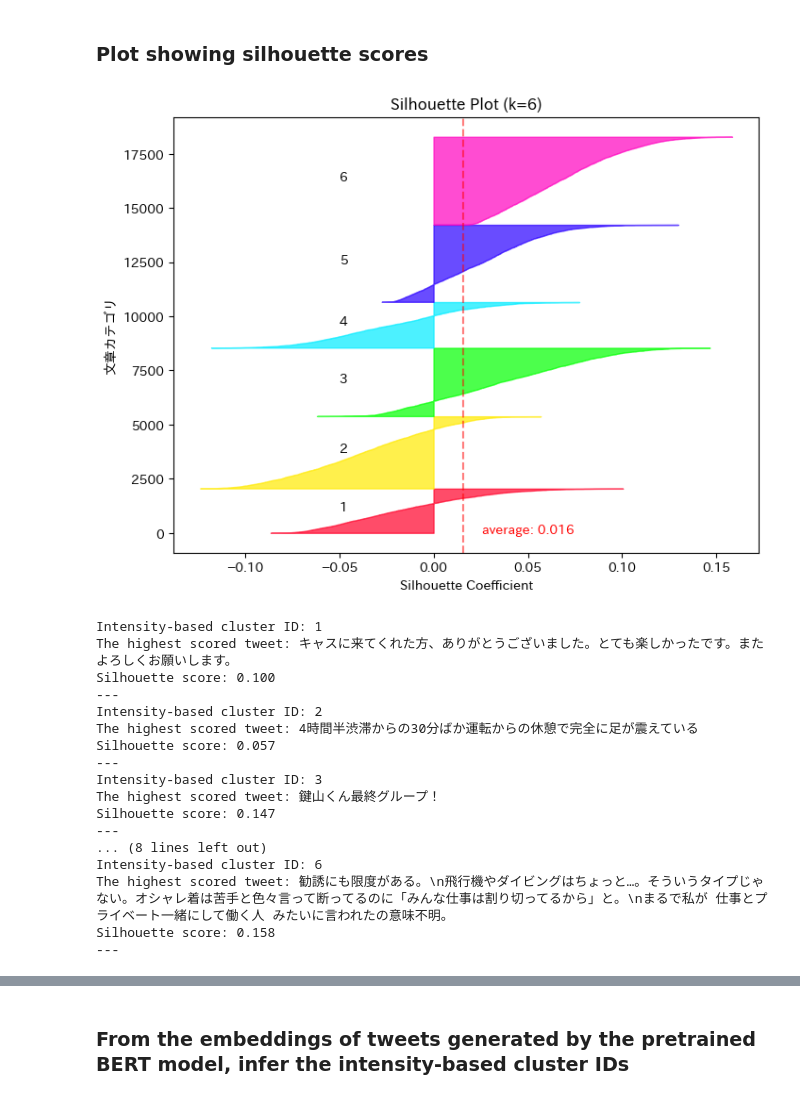
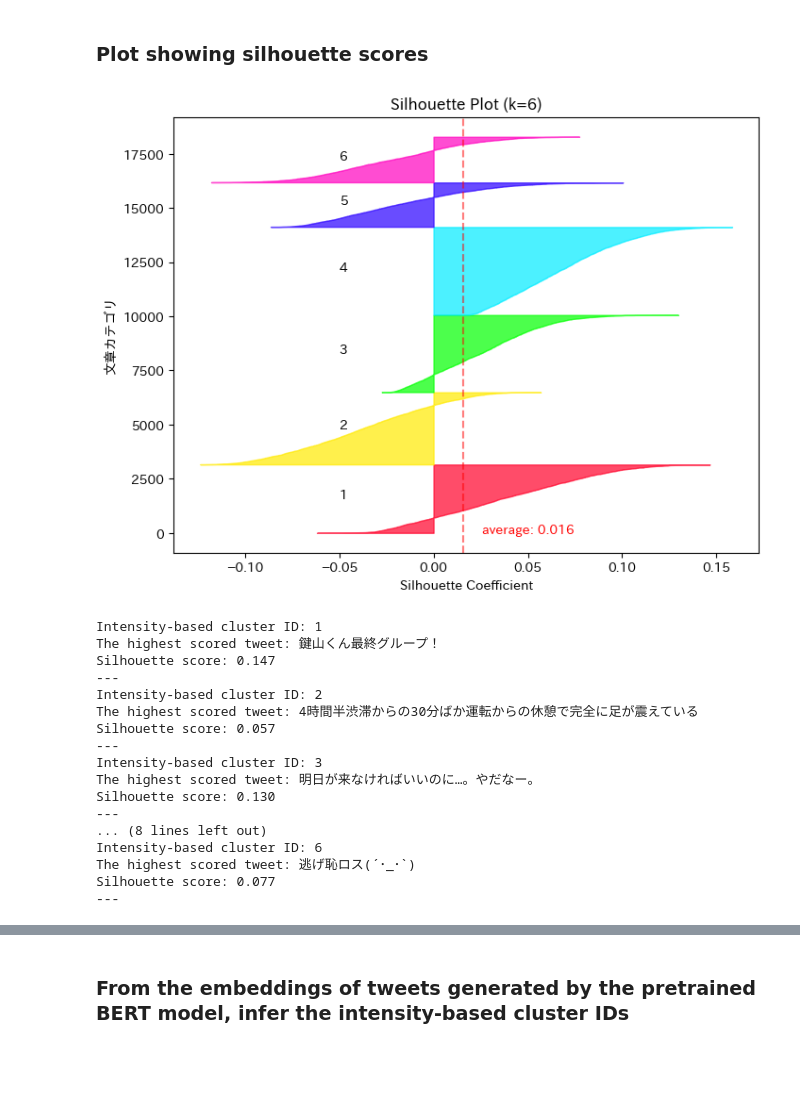
Before and after one commit to maruyama-lab-design/Preservation-of-Emotional-Context-in-Tweet-Embeddings, a Jupyter notebook: pretrained_bert_kmeans.ipynb, the cells around one changed output, grey strips where cells are left out. Drawn from its saved outputs; the diff is of its cells as text; code cells hidden in the pictures; blank space fills up the shorter version.

```diff
--- a/pretrained_bert_kmeans.ipynb
+++ b/pretrained_bert_kmeans.ipynb
@@ -13,6 +13,3 @@ sentences = df_wrime_target['Sentence'].tolist()
 sentences = [sentence.replace('\\n', ' ') for sentence in sentences]
 # replace 'x000D' with ''
 sentences = [sentence.replace('x000D', ' ') for sentence in sentences]
-# %%
-import os
-path_to_embeddings = os.path.join('embeddings', 'pretrained_embeddings.tsv')
@@ -91,7 +112,0 @@ print(len(kmeansModel.labels_))
-# %%
-a = 4
-b = 6
-
-clusters[clusters == a] = -1
-clusters[clusters == b] = a
-clusters[clusters == -1] = b
@@ -101,16 +222,16 @@ font_manager.fontManager.addfont('fonts/ipaexg.ttf')
 matplotlib.rc('font', family="IPAexGothic")
 
 # frequency of each cluster
-unique_clusters, counts = np.unique(clusters, return_counts=True)
+cluster_IDs, counts = np.unique(clusters, return_counts=True) # cluster_IDs = [1, 2, 3, 4, 5, 6]
 
-colors = cmap(np.linspace(0, 1, len(unique_clusters)))
+colors = cmap(np.linspace(0, 1, len(cluster_IDs)))
 
 plt.figure(figsize=(8, 6))
-bars = plt.bar(unique_clusters, counts, color=colors, alpha=0.7)
+bars = plt.bar(cluster_IDs, counts, color=colors, alpha=0.7)
 plt.xlabel('Pretrained BERT-based cluster ID')
 plt.ylabel('count')
 # plt.title(f'Size of Pretrained BERT-based clusters')
-plt.xticks(unique_clusters)
+plt.xticks(cluster_IDs)
 
 # Display texts
 for bar in bars:
@@ -212,25 +310,0 @@ import seaborn as sns
-# %%
-df_clusters = pd.DataFrame(clusters, columns=['clusters'])
-# pretrained bertのクラスタリングとemotionのクラスタリングの比較
-cm = confusion_matrix(df_intensity_clusters['labels'], df_clusters['clusters'], labels=list(set(emotion_clusters)))
-
-# ヒートマップの描画
-plt.figure(figsize=(7, 5))
-sns.heatmap(cm, annot=True, cmap='YlOrRd', fmt='g')
-plt.xlabel('pretrained bert 文章カテゴリ')
-plt.ylabel('感情カテゴリ')
-plt.xticks(np.arange(len(set(emotion_clusters))) + 0.5, range(1, len(set(emotion_clusters)) + 1))
-plt.yticks(np.arange(len(set(emotion_clusters))) + 0.5, range(1, len(set(emotion_clusters)) + 1))
-plt.show()
-
-# Normalize the confusion matrix
-cm = cm.astype('float') / cm.sum(axis=1)[:, np.newaxis]
-
-# ヒートマップの描画
-plt.figure(figsize=(7, 5))
-sns.heatmap(cm, annot=True, cmap='YlOrRd', fmt='.3f', vmin=0, vmax=1)
-plt.xlabel('pretrained bert 文章カテゴリ')
-plt.ylabel('感情カテゴリ')
-plt.xticks(np.arange(len(set(emotion_clusters))) + 0.5, range(1, len(set(emotion_clusters)) + 1))
-plt.yticks(np.arange(len(set(emotion_clusters))) + 0.5, range(1, len(set(emotion_clusters)) + 1))
-plt.show()
@@ -295,48 +366,38 @@ from sklearn.metrics import silhouette_score
 from sklearn.metrics import silhouette_samples
 import matplotlib.cm as cm
 
 
 # データセット全体の平均シルエット係数を計算
 silhouette_avg = silhouette_score(df_embeddings, clusters)
 
 # 各サンプルのシルエット係数を計算
 silhouette_values = silhouette_samples(df_embeddings, clusters)
 
 # 可視化
 plt.figure(figsize=(8, 6))
 y_lower = 0
-for i, cluster in enumerate(unique_clusters):
+for i, cluster in enumerate(cluster_IDs):
     cluster_silhouette_values = silhouette_values[clusters == cluster]
     cluster_silhouette_values.sort()
     cluster_size = cluster_silhouette_values.shape[0]
     y_upper = y_lower + cluster_size
     plt.fill_betweenx(np.arange(y_lower, y_upper), 0, cluster_silhouette_values, facecolor=colors[i], edgecolor=colors[i], alpha=0.7)
     plt.text(-0.05, y_lower + 0.5 * cluster_size, str(i+1))
     y_lower = y_upper + 10
 
 # 平均シルエット係数を直線で表示
 plt.axvline(x=silhouette_avg, color="red", linestyle="--", alpha=0.5)
 plt.text(silhouette_avg + 0.01, -20, f"average: {silhouette_avg:.3f}", color="red")
 
 plt.xlabel('Silhouette Coefficient')
 plt.ylabel('文章カテゴリ')
 plt.title(f'Silhouette Plot (k={k})')
 plt.show()
 # %% [output]
-[figure, old version]
+[figure, new version]
 # %%
-# # 各文章カテゴリのシルエット係数が最も高い文章を表示
-# for i, cluster in enumerate(unique_clusters):
-#     cluster_silhouette_values = silhouette_values[clusters == cluster]
-#     cluster_silhouette_values.sort()
-#     index = np.where(silhouette_values == cluster_silhouette_values[-1])[0][0]
-#     print(f'文章カテゴリ: {clusters[index]}')
-#     print(f'シルエット係数が最も高い文章: {df_wrime_target.iloc[index, 0]}')
-#     print(f'シルエット係数: {cluster_silhouette_values[-1]:.3f}')
-#     print('---')
-
 # The tweet with the highest silhouette coefficient in each intensity-based cluster
-for i, cluster in enumerate(unique_clusters):
+for i, cluster in enumerate(cluster_IDs):
     cluster_silhouette_values = silhouette_values[clusters == cluster]
     cluster_silhouette_values.sort()
     index = np.where(silhouette_values == cluster_silhouette_values[-1])[0][0]
@@ -346,21 +407,21 @@ for i, cluster in enumerate(unique_clusters):
     print('---')
 # %% [output]
 Intensity-based cluster ID: 1
-The highest scored tweet: キャスに来てくれた方、ありがとうございました。とても楽しかったです。またよろしくお願いします。
-Silhouette score: 0.100
+The highest scored tweet: 鍵山くん最終グループ！
+Silhouette score: 0.147
 ---
 Intensity-based cluster ID: 2
 The highest scored tweet: 4時間半渋滞からの30分ばか運転からの休憩で完全に足が震えている
 Silhouette score: 0.057
 ---
 Intensity-based cluster ID: 3
-The highest scored tweet: 鍵山くん最終グループ！
-Silhouette score: 0.147
+The highest scored tweet: 明日が来なければいいのに…。やだなー。
+Silhouette score: 0.130
 ---
 ... (8 lines left out)
 Intensity-based cluster ID: 6
-The highest scored tweet: 勧誘にも限度がある。\n飛行機やダイビングはちょっと…。そういうタイプじゃない。オシャレ着は苦手と色々言って断ってるのに「みんな仕事は割り切ってるから」と。\nまるで私が 仕事とプライベート一緒にして働く人 みたいに言われたの意味不明。
-Silhouette score: 0.158
+The highest scored tweet: 逃げ恥ロス(´･_･`)
+Silhouette score: 0.077
 ---
 # %%
 # 特定の文章カテゴリのシルエット係数が高い上位5件を表示
```
Also changed, not shown: parts of 24 cells of this notebook, 7 other files.
